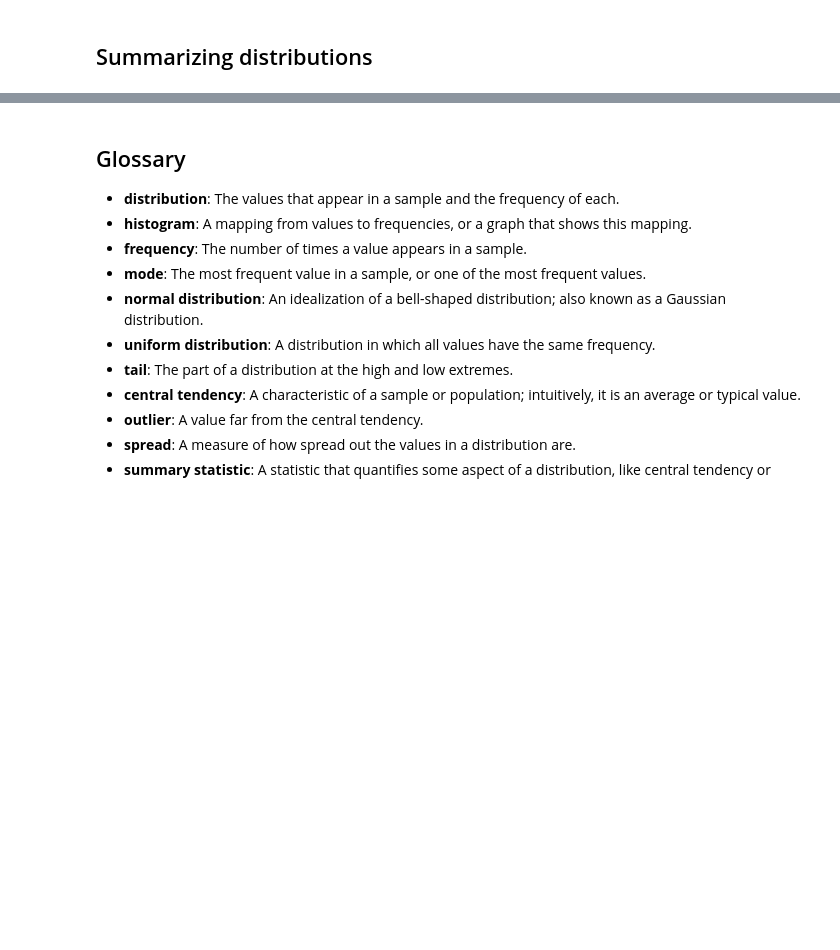
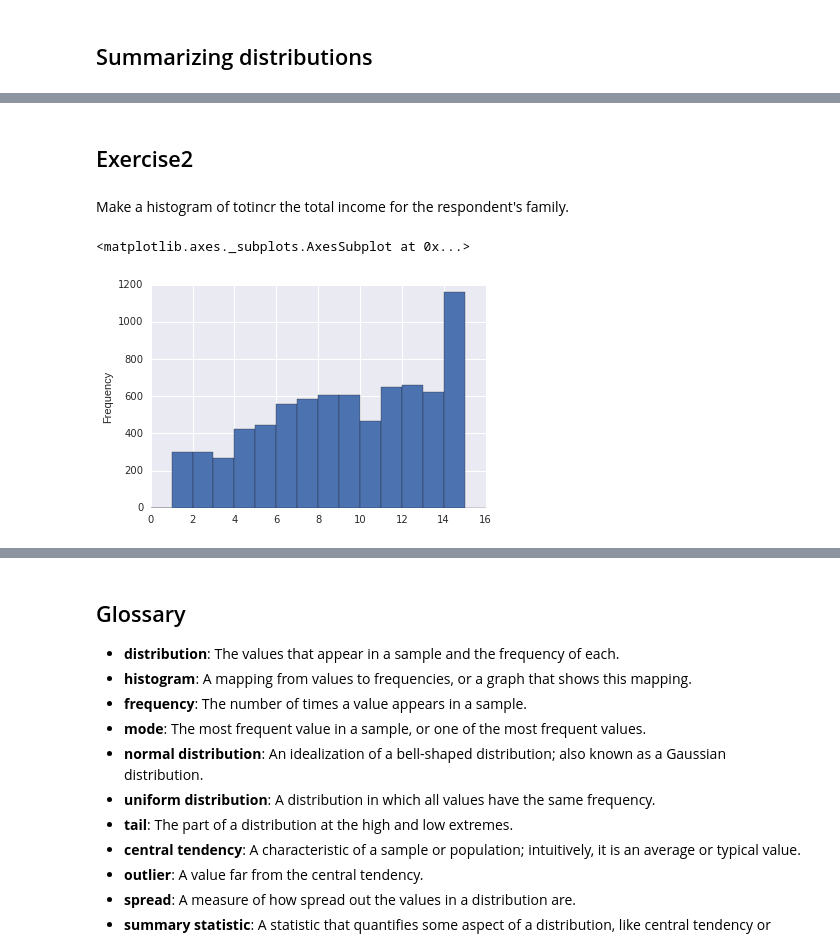
Before and after one commit to glasslion/coursera-machine-learning-nottebooks, a Jupyter notebook: thinkstats/chapter2.ipynb, the cells around one changed output, grey strips where cells are left out. Drawn from its saved outputs; the diff is of its cells as text; code cells hidden in the pictures; blank space fills up the shorter version.

Commit message:
Finish chap02ex.ipynb exercises.

```diff
--- a/thinkstats/chapter2.ipynb
+++ b/thinkstats/chapter2.ipynb
@@ -64,0 +103,12 @@ thinkplot.Show(xlabel='weeks', ylabel='frequency')
+# %% [markdown]
+## Exercise2
+# %%
+import thinkstats2
+resp = thinkstats2.ReadStataDct('2002FemResp.dct').ReadFixedWidth('2002FemResp.dat.gz', compression='gzip')
+# %% [markdown]
+Make a histogram of totincr the total income for the respondent's family.
+# %%
+resp.totincr.plot.hist(bins=range(17))
+# %% [output]
+<matplotlib.axes._subplots.AxesSubplot at 0x...>
+[figure, added]
```
Also changed, not shown: parts of 14 cells of this notebook.
